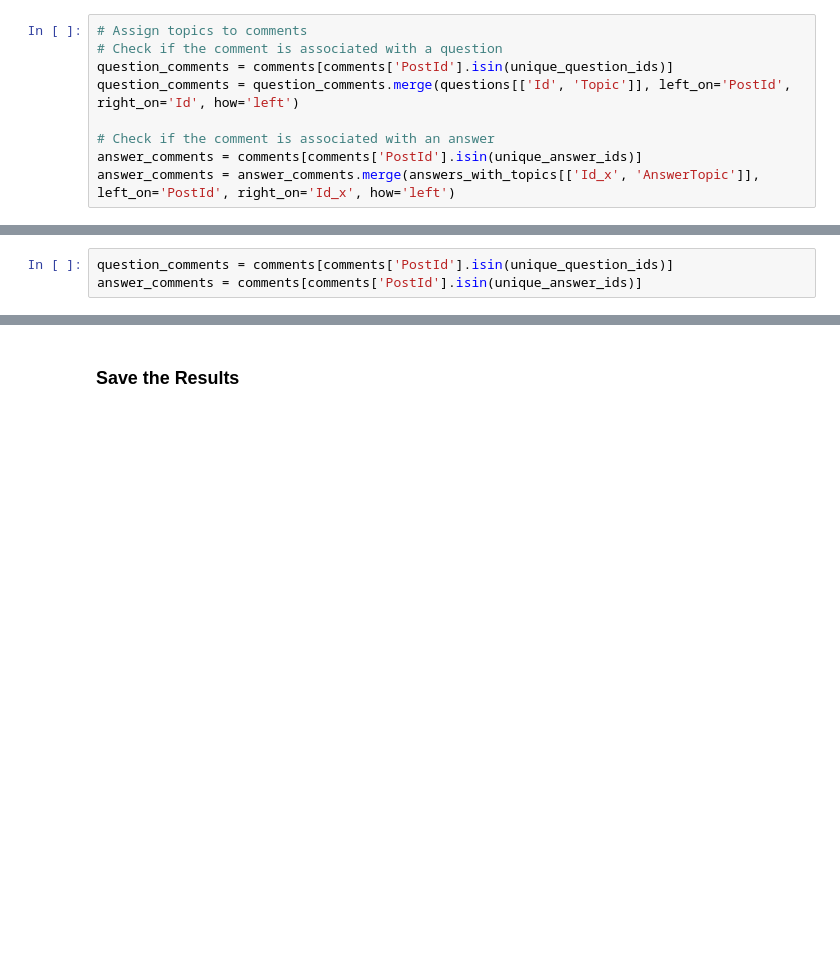
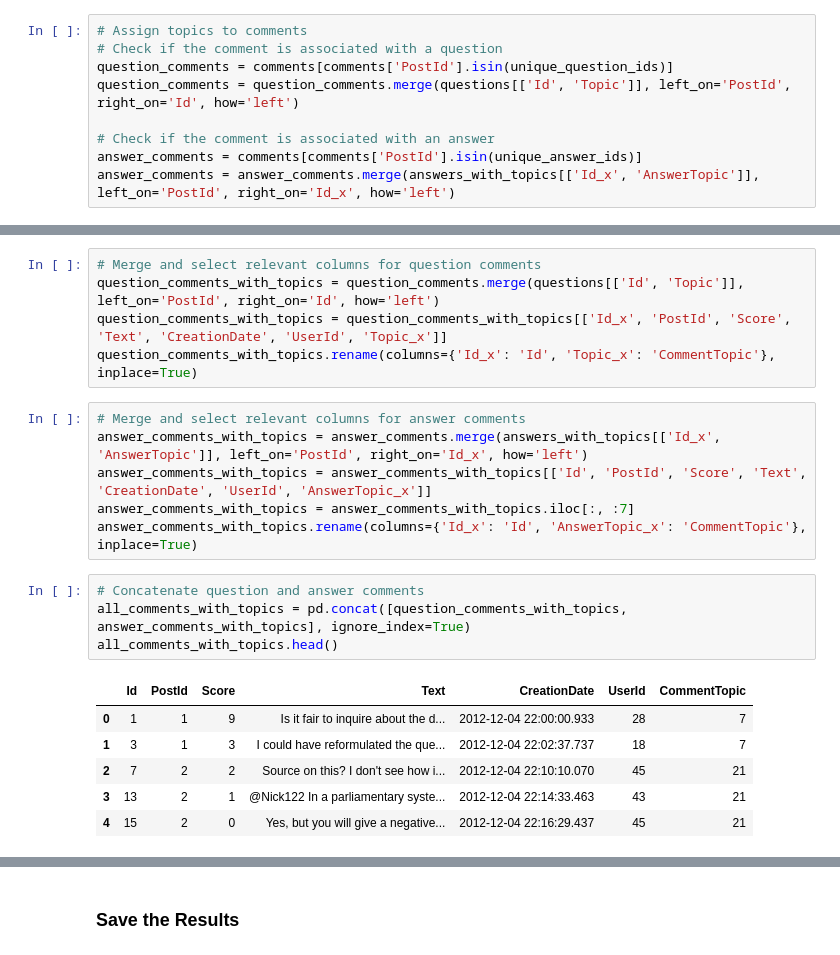
Before and after one commit to pierrehogenhaug/stackexchange_politics, a Jupyter notebook: topic_extraction.ipynb, the cells around one changed output, grey strips where cells are left out. Cells and saved outputs as stored; diff of their text form; blank space fills up the shorter version.

```diff
--- a/topic_extraction.ipynb
+++ b/topic_extraction.ipynb
@@ -497,3 +462,0 @@ comments_with_topics
-# %%
-question_comments = comments[comments['PostId'].isin(unique_question_ids)]
-answer_comments = comments[comments['PostId'].isin(unique_answer_ids)]
@@ -527,0 +463,22 @@ comments
+# %%
+# Merge and select relevant columns for question comments
+question_comments_with_topics = question_comments.merge(questions[['Id', 'Topic']], left_on='PostId', right_on='Id', how='left')
+question_comments_with_topics = question_comments_with_topics[['Id_x', 'PostId', 'Score', 'Text', 'CreationDate', 'UserId', 'Topic_x']]
+question_comments_with_topics.rename(columns={'Id_x': 'Id', 'Topic_x': 'CommentTopic'}, inplace=True)
+# %%
+# Merge and select relevant columns for answer comments
+answer_comments_with_topics = answer_comments.merge(answers_with_topics[['Id_x', 'AnswerTopic']], left_on='PostId', right_on='Id_x', how='left')
+answer_comments_with_topics = answer_comments_with_topics[['Id', 'PostId', 'Score', 'Text', 'CreationDate', 'UserId', 'AnswerTopic_x']]
+answer_comments_with_topics = answer_comments_with_topics.iloc[:, :7]
+answer_comments_with_topics.rename(columns={'Id_x': 'Id', 'AnswerTopic_x': 'CommentTopic'}, inplace=True)
+# %%
+# Concatenate question and answer comments
+all_comments_with_topics = pd.concat([question_comments_with_topics, answer_comments_with_topics], ignore_index=True)
+all_comments_with_topics.head()
+# %% [output]
+|  | Id | PostId | Score | Text | CreationDate | UserId | CommentTopic |
+| 0 | 1 | 1 | 9 | Is it fair to inquire about the d... | 2012-12-04 22:00:00.933 | 28 | 7 |
+| 1 | 3 | 1 | 3 | I could have reformulated the que... | 2012-12-04 22:02:37.737 | 18 | 7 |
+| 2 | 7 | 2 | 2 | Source on this? I don't see how i... | 2012-12-04 22:10:10.070 | 45 | 21 |
+| 3 | 13 | 2 | 1 | @Nick122 In a parliamentary syste... | 2012-12-04 22:14:33.463 | 43 | 21 |
+| 4 | 15 | 2 | 0 | Yes, but you will give a negative... | 2012-12-04 22:16:29.437 | 45 | 21 |
```
Also changed, not shown: parts of 17 cells of this notebook.
